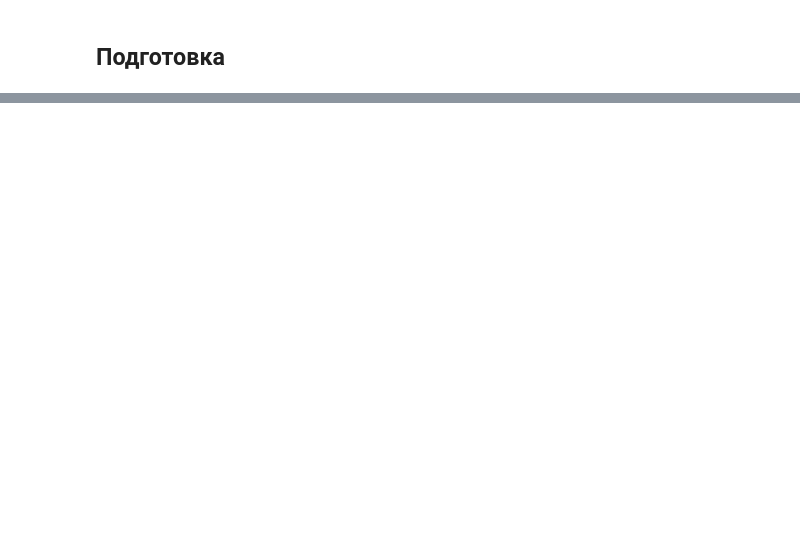
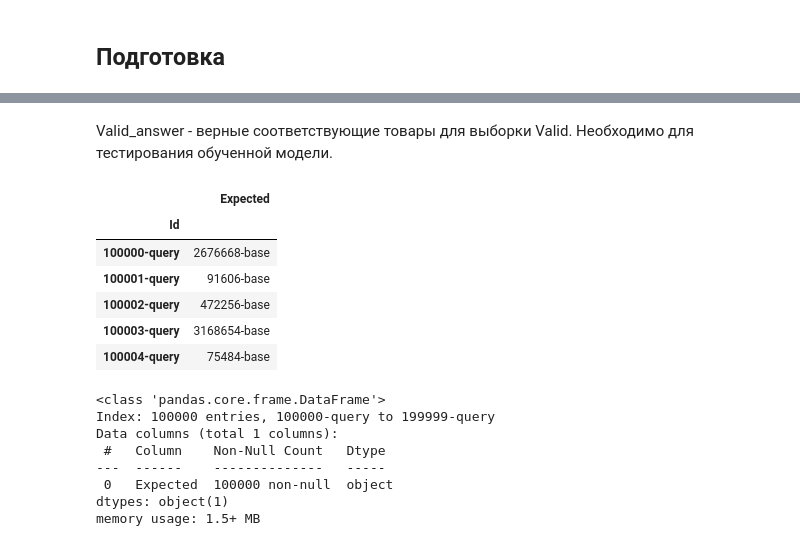
Before and after one commit to Danspers/Matching, a Jupyter notebook: Matching.ipynb, the cells around one changed output, grey strips where cells are left out. Saved outputs shown, nothing was run; the diff lists cells and outputs as text; code cells hidden in the pictures; blank space fills up the shorter version.

```diff
--- a/Matching.ipynb
+++ b/Matching.ipynb
@@ -109,0 +150,21 @@ print(100 * acc / len(idx))
+# %% [markdown]
+Valid_answer - верные соответствующие товары для выборки Valid. Необходимо для тестирования обученной модели.
+# %%
+display(df_valid_ans.head())
+df_valid_ans.info()
+# %% [output]
+|  | Expected |
+| Id |  |
+| 100000-query | 2676668-base |
+| 100001-query | 91606-base |
+| 100002-query | 472256-base |
+| 100003-query | 3168654-base |
+| 100004-query | 75484-base |
+<class 'pandas.core.frame.DataFrame'>
+Index: 100000 entries, 100000-query to 199999-query
+Data columns (total 1 columns):
+ #   Column    Non-Null Count   Dtype
+---  ------    --------------   -----
+ 0   Expected  100000 non-null  object
+dtypes: object(1)
+memory usage: 1.5+ MB
```
Also changed, not shown: parts of 40 cells of this notebook.
